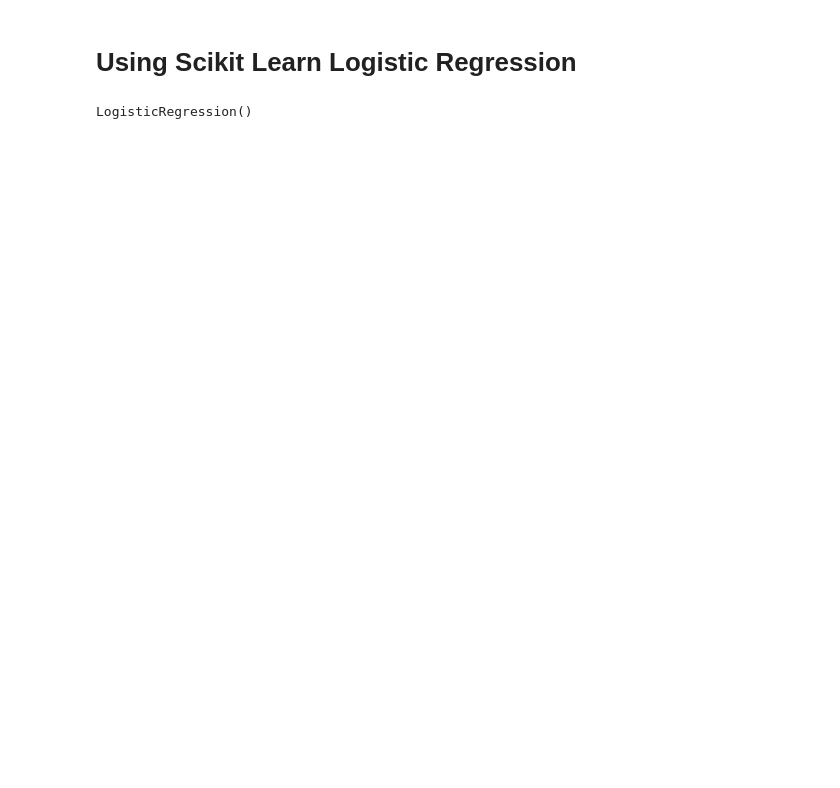
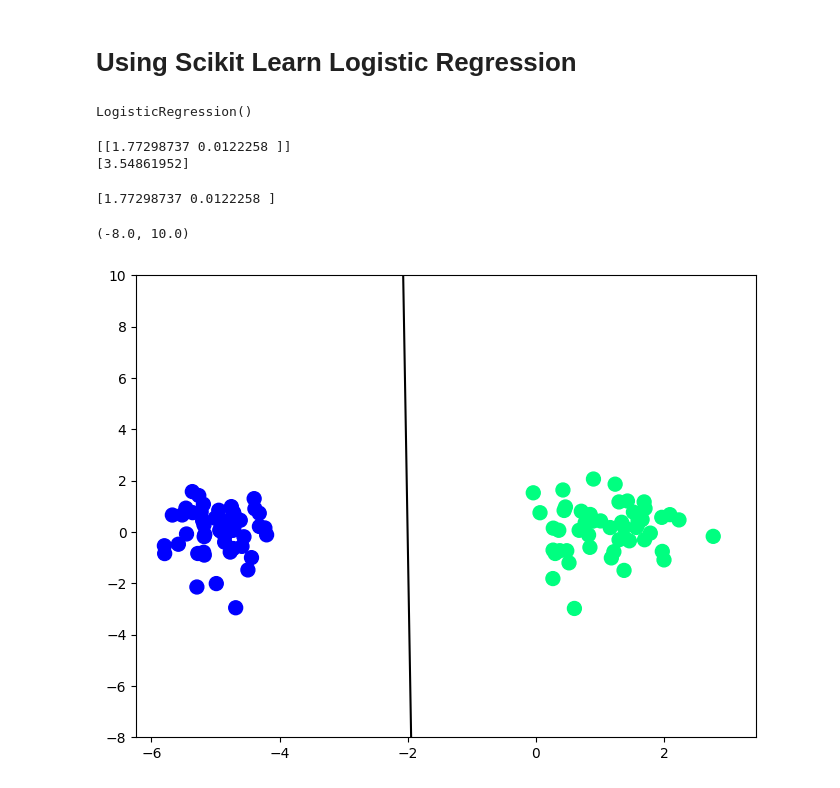
Before and after one commit to jatinb92/machine_learning, a Jupyter notebook: logistic-regression-perceptron.ipynb, the cells around one changed output. Cells and saved outputs as stored; diff of their text form; code cells hidden in the pictures; blank space fills up the shorter version.

```diff
--- a/logistic-regression-perceptron.ipynb
+++ b/logistic-regression-perceptron.ipynb
@@ -86,6 +93,31 @@ lor = LogisticRegression()
 lor.fit(X, y)
 # %% [output]
 LogisticRegression()
+# %%
+coeff_l = lor.coef_[0]
+intercept_l = lor.intercept_[0]
 # %%
-coef_ = lor.coef_
-intercept_ = lor.intercept_
+print(lor.coef_)
+print(lor.intercept_)
+# %% [output]
+[[1.77298737 0.0122258 ]]
+[3.54861952]
+# %%
+print(coeff_l)
+# %% [output]
+[1.77298737 0.0122258 ]
+# %%
+m_l = -(coeff_l[0]/coeff_l[1])
+b_l = -(intercept_l/coeff_l[1])
+# %%
+x_input1 = np.linspace(-3, 3, 100)
+
+y_input1 = m_l*x_input1 + b_l
+# %%
+plt.figure(figsize=(8, 6))
+plt.plot(x_input1, y_input1, color ='black')
+plt.scatter(X[:, 0], X[:, 1], c = y, cmap='winter', s = 100)
+plt.ylim(-8, 10)
+# %% [output]
+(-8.0, 10.0)
+[figure, added]
```
Also changed, not shown: parts of 19 cells of this notebook.
